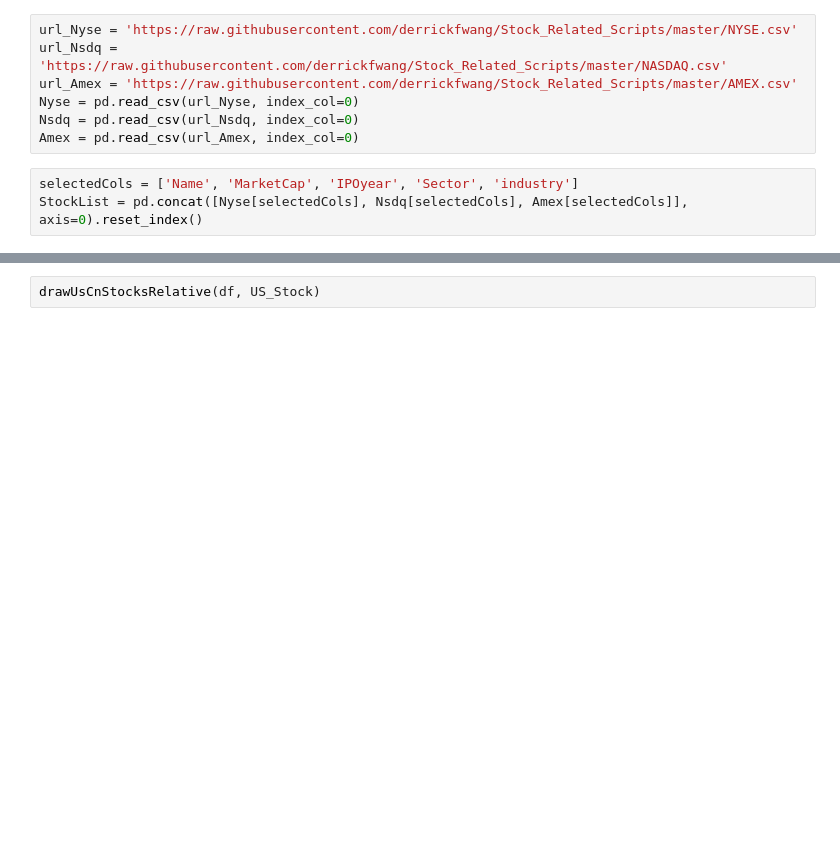
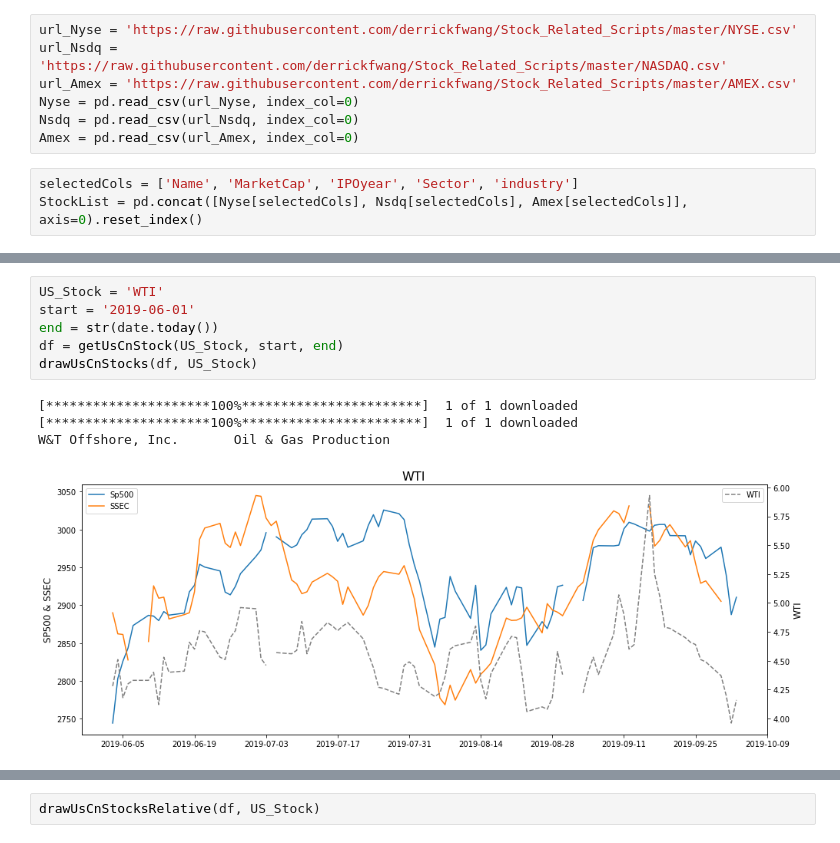
Before and after one commit to derrickfwang/Stock_Related_Scripts, a Jupyter notebook: Stock Analysis_Yahoo_Tushare_AlphaVantage_AllTemplates.ipynb, the cells around one changed output, grey strips where cells are left out. Cells and saved outputs as stored; diff of their text form; blank space fills up the shorter version.

```diff
--- a/Stock Analysis_Yahoo_Tushare_AlphaVantage_AllTemplates.ipynb
+++ b/Stock Analysis_Yahoo_Tushare_AlphaVantage_AllTemplates.ipynb
@@ -155,4 +157,15 @@ def drawUsCnStocksRelative(Merged, ticker):
     ax1.plot(Merged['Date'], Merged[ticker], color = 'grey', linestyle='dashed')
     plt.legend()
     plt.grid()
+# %%
+US_Stock = 'WTI'
+start = '2019-06-01'
+end = str(date.today())
+df = getUsCnStock(US_Stock, start, end)
+drawUsCnStocks(df, US_Stock)
+# %% [output]
+[*********************100%***********************]  1 of 1 downloaded
+[*********************100%***********************]  1 of 1 downloaded
+W&T Offshore, Inc.       Oil & Gas Production
+[figure, added]
 # %%
```
Also changed, not shown: parts of 16 cells of this notebook.
